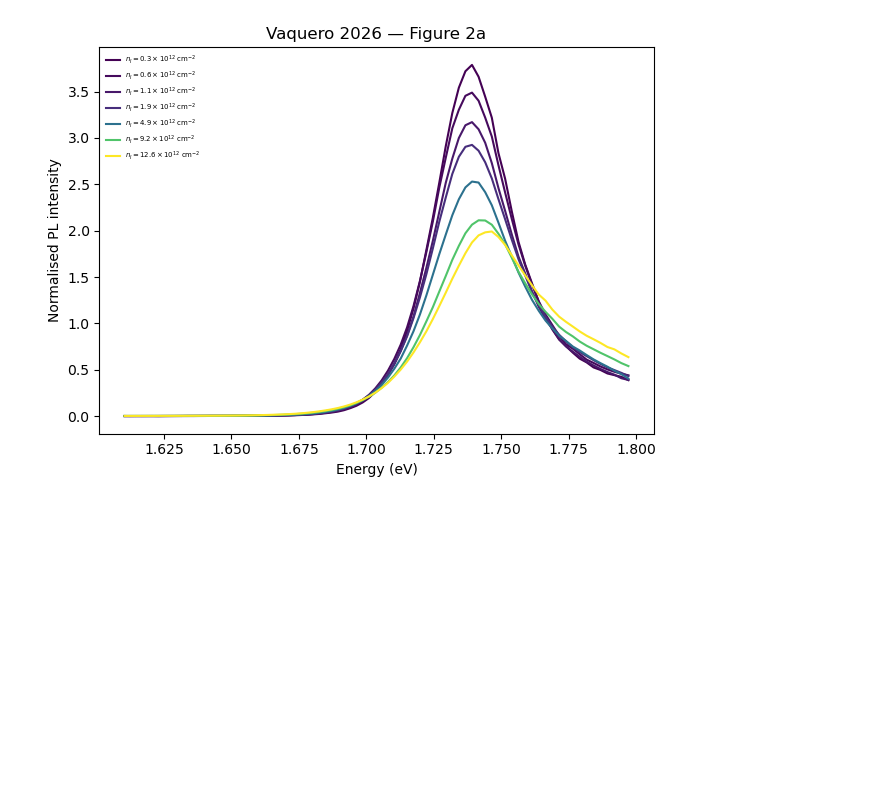
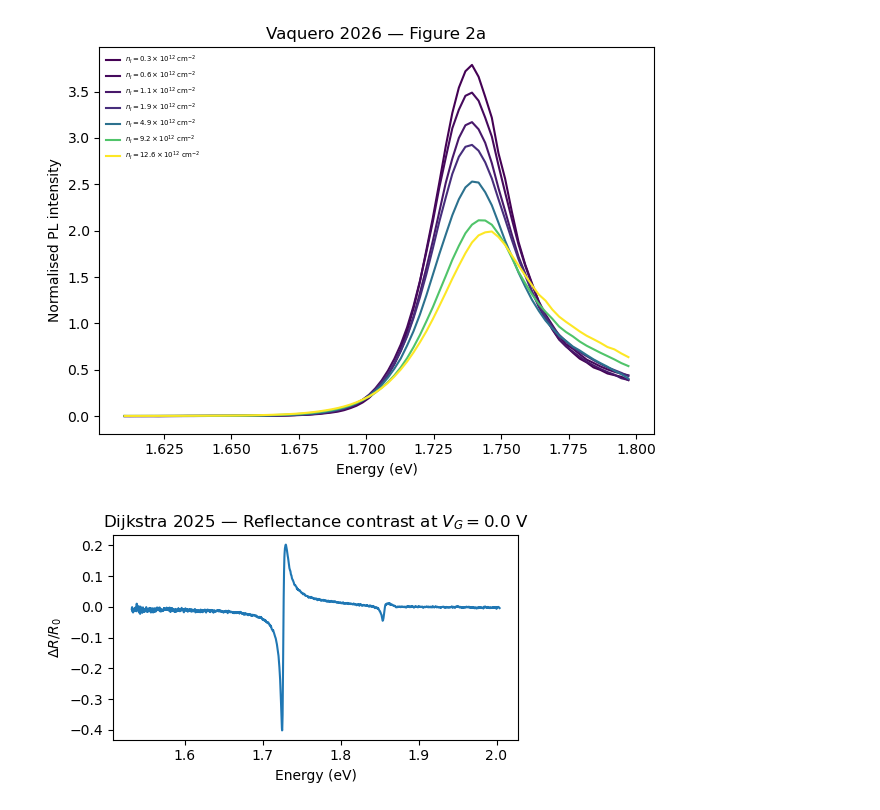
Before and after one commit to brandonlokesy/LANES-TMDC-Optics-Tools, a Jupyter notebook: examples/example_import_zenodo_data_WSe2_1L.ipynb, the cells around one changed output. Saved outputs shown, nothing was run; the diff lists cells and outputs as text; code cells hidden in the pictures; blank space fills up the shorter version.

```diff
--- a/examples/example_import_zenodo_data_WSe2_1L.ipynb
+++ b/examples/example_import_zenodo_data_WSe2_1L.ipynb
@@ -66,3 +67,19 @@ plt.tight_layout()
 plt.show()
 # %% [output]
 [figure]
+# %%
+ref    = load_reference("WSe2_monolayer", "Dijkstra2025")
+vg_sweep = ref["gate_voltage"]
+
+# Get the default spectrum (closest to Vg=0, set at construction time)
+sp = vg_sweep.default()
+
+fig, ax = plt.subplots(figsize=(5, 3))
+ax.plot(sp.energy, sp.intensity)
+ax.set_xlabel(f"Energy ({sp.energy_unit})")
+ax.set_ylabel(r"$\Delta R / R_0$")
+ax.set_title(f"Dijkstra 2025 — Reflectance contrast at $V_G = {sp.parameter_value:.1f}$ V")
+plt.tight_layout()
+plt.show()
+# %% [output]
+[figure, added]
```
Also changed, not shown: parts of 3 cells of this notebook, 5 other files.
